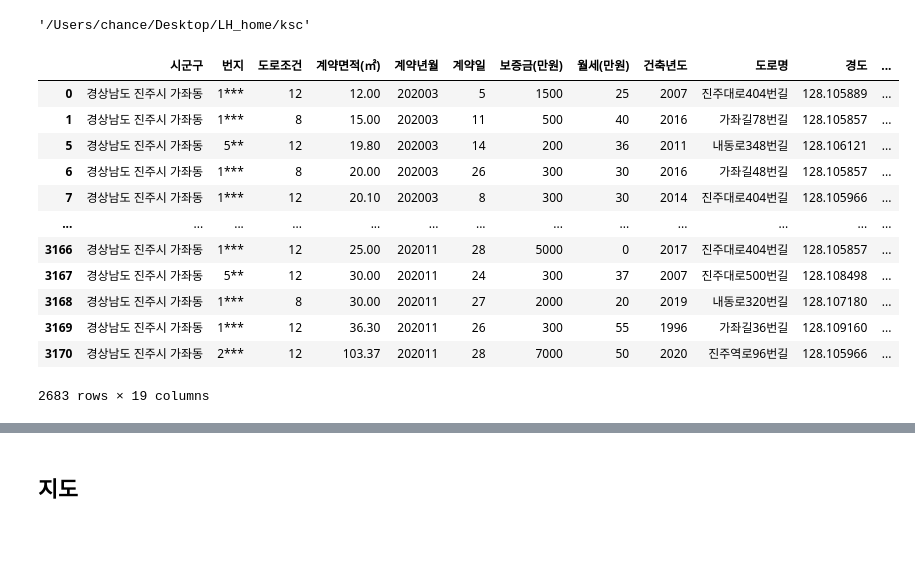
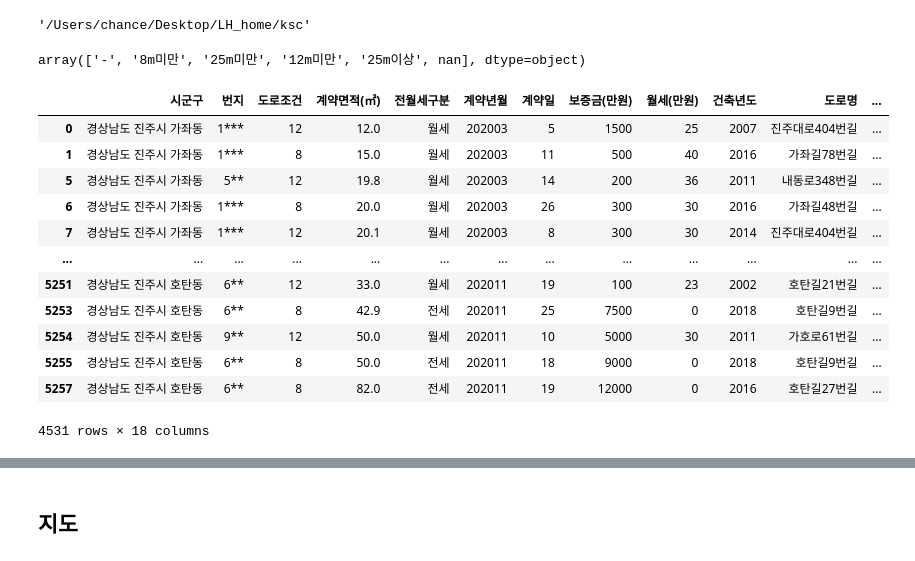
Before and after one commit to ChanceMKR/LH_home, a Jupyter notebook: ksc/lh_home.ipynb, the cells around one changed output, grey strips where cells are left out. Saved outputs shown, nothing was run; the diff lists cells and outputs as text; code cells hidden in the pictures.

```diff
--- a/ksc/lh_home.ipynb
+++ b/ksc/lh_home.ipynb
@@ -35,6 +35,10 @@ for f in folder:
 
 gajwa = pd.concat(file)
 # gajwa = gajwa.dropna(axis=0)
+# %%
+gajwa.도로조건.unique()
+# %% [output]
+array(['-', '8m미만', '25m미만', '12m미만', '25m이상', nan], dtype=object)
 # %%
 geo = pd.read_csv("./geocoding.csv")
 gajwa["경도"] = geo.X
@@ -42,13 +46,14 @@ gajwa["위도"] = geo.Y
 
 gajwa = gajwa.fillna({'건축년도':gajwa['건축년도'].mode()[0]})
 gajwa = gajwa.fillna({'도로명':gajwa['도로명'].mode()[0]})
+gajwa = gajwa.fillna({'도로조건':gajwa['도로명'].mode()[0]})
 
 # 도로조건을 정수로 변환
 road=[]
 for a in gajwa["도로조건"]:
     if a=="-":
         a = "12"
-    road.append(int(a.split("m")[0]))
+    road.append(a.split("m")[0])
 gajwa["도로조건"] = road
 
 
@@ -68,10 +73,6 @@ gajwa["건축년도"] = built_day
 
 # 위치 column만들기
 gajwa["location"] = gajwa.시군구 + " " + gajwa.도로명
-
-
-#원핫인코딩으로 전월세 구분하기
-gajwa = pd.get_dummies(gajwa, columns = ["전월세구분"])
 
 # 계약년월 기준으로 전월세전환율 입력하기
 rate = pd.read_csv("./rate.csv", encoding="cp949")
@@ -82,46 +83,46 @@ month = []
 for r in rate.index:
     new = "".join(r.split("."))
     month.append(int(new))
 
 rate["계약년월"] = month
 rate.columns = ["전월세전환율", "계약년월"]
 rate.head()
 
 gajwa = pd.merge(left=gajwa, right=rate, how="inner", on="계약년월")
 
 keep = [int("".join(k.split(","))) for k in gajwa["보증금(만원)"]]
 gajwa["보증금(만원)"] = keep
 
 
 # 전월세전환율 기준으로 보증금+월세의 가치를 전세로 치환하여 value column으로 만들어준다.
 value=[round(gajwa["월세(만원)"][i] * 12 / (gajwa["전월세전환율"][i]/100) + gajwa["보증금(만원)"][i]) for i in range(len(gajwa))]
 gajwa["전세전환가격"] = value
 #gajwa["도로별 전세값평균"] = gajwa.groupby("도로명").전세전환가격.transform("mean")
 
 
 # 도로명 결측치 제거
 indexNames = []
 for i in range(len(gajwa["도로명"])):
     if "번길" not in gajwa["도로명"][i]:
         indexNames.append(i)
 
 gajwa.drop(indexNames, inplace=True)
 
 gajwa
 # %% [output]
-|  | 시군구 | 번지 | 도로조건 | 계약면적(㎡) | 계약년월 | 계약일 | 보증금(만원) | 월세(만원) | 건축년도 | 도로명 | 경도 | ... |
-| 0 | 경상남도 진주시 가좌동 | 1*** | 12 | 12.00 | 202003 | 5 | 1500 | 25 | 2007 | 진주대로404번길 | 128.105889 | ... |
-| 1 | 경상남도 진주시 가좌동 | 1*** | 8 | 15.00 | 202003 | 11 | 500 | 40 | 2016 | 가좌길78번길 | 128.105857 | ... |
-| 5 | 경상남도 진주시 가좌동 | 5** | 12 | 19.80 | 202003 | 14 | 200 | 36 | 2011 | 내동로348번길 | 128.106121 | ... |
-| 6 | 경상남도 진주시 가좌동 | 1*** | 8 | 20.00 | 202003 | 26 | 300 | 30 | 2016 | 가좌길48번길 | 128.105857 | ... |
-| 7 | 경상남도 진주시 가좌동 | 1*** | 12 | 20.10 | 202003 | 8 | 300 | 30 | 2014 | 진주대로404번길 | 128.105966 | ... |
+|  | 시군구 | 번지 | 도로조건 | 계약면적(㎡) | 전월세구분 | 계약년월 | 계약일 | 보증금(만원) | 월세(만원) | 건축년도 | 도로명 | ... |
+| 0 | 경상남도 진주시 가좌동 | 1*** | 12 | 12.0 | 월세 | 202003 | 5 | 1500 | 25 | 2007 | 진주대로404번길 | ... |
+| 1 | 경상남도 진주시 가좌동 | 1*** | 8 | 15.0 | 월세 | 202003 | 11 | 500 | 40 | 2016 | 가좌길78번길 | ... |
+| 5 | 경상남도 진주시 가좌동 | 5** | 12 | 19.8 | 월세 | 202003 | 14 | 200 | 36 | 2011 | 내동로348번길 | ... |
+| 6 | 경상남도 진주시 가좌동 | 1*** | 8 | 20.0 | 월세 | 202003 | 26 | 300 | 30 | 2016 | 가좌길48번길 | ... |
+| 7 | 경상남도 진주시 가좌동 | 1*** | 12 | 20.1 | 월세 | 202003 | 8 | 300 | 30 | 2014 | 진주대로404번길 | ... |
 | ... | ... | ... | ... | ... | ... | ... | ... | ... | ... | ... | ... | ... |
-| 3166 | 경상남도 진주시 가좌동 | 1*** | 12 | 25.00 | 202011 | 28 | 5000 | 0 | 2017 | 진주대로404번길 | 128.105857 | ... |
-| 3167 | 경상남도 진주시 가좌동 | 5** | 12 | 30.00 | 202011 | 24 | 300 | 37 | 2007 | 진주대로500번길 | 128.108498 | ... |
-| 3168 | 경상남도 진주시 가좌동 | 1*** | 8 | 30.00 | 202011 | 27 | 2000 | 20 | 2019 | 내동로320번길 | 128.107180 | ... |
-| 3169 | 경상남도 진주시 가좌동 | 1*** | 12 | 36.30 | 202011 | 26 | 300 | 55 | 1996 | 가좌길36번길 | 128.109160 | ... |
-| 3170 | 경상남도 진주시 가좌동 | 2*** | 12 | 103.37 | 202011 | 28 | 7000 | 50 | 2020 | 진주역로96번길 | 128.105966 | ... |
+| 5251 | 경상남도 진주시 호탄동 | 6** | 12 | 33.0 | 월세 | 202011 | 19 | 100 | 23 | 2002 | 호탄길21번길 | ... |
+| 5253 | 경상남도 진주시 호탄동 | 6** | 8 | 42.9 | 전세 | 202011 | 25 | 7500 | 0 | 2018 | 호탄길9번길 | ... |
+| 5254 | 경상남도 진주시 호탄동 | 9** | 12 | 50.0 | 월세 | 202011 | 10 | 5000 | 30 | 2011 | 가호로61번길 | ... |
+| 5255 | 경상남도 진주시 호탄동 | 6** | 8 | 50.0 | 전세 | 202011 | 18 | 9000 | 0 | 2018 | 호탄길9번길 | ... |
+| 5257 | 경상남도 진주시 호탄동 | 6** | 8 | 82.0 | 전세 | 202011 | 19 | 12000 | 0 | 2016 | 호탄길27번길 | ... |
-2683 rows × 19 columns
+4531 rows × 18 columns
 # %%
 corr = gajwa.corr()
 corr
```
Also changed, not shown: parts of 14 cells of this notebook, 14 other files.
